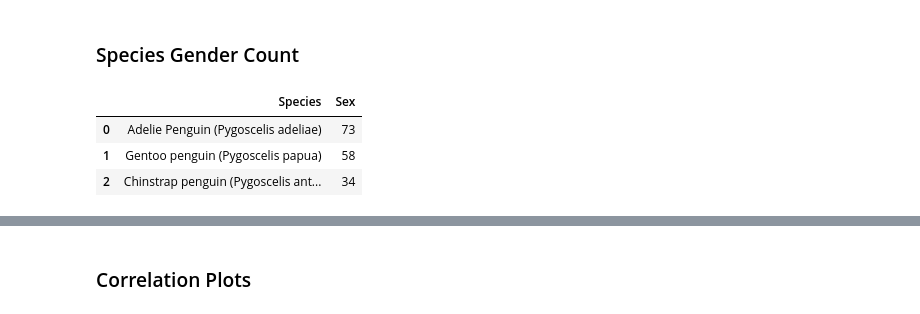
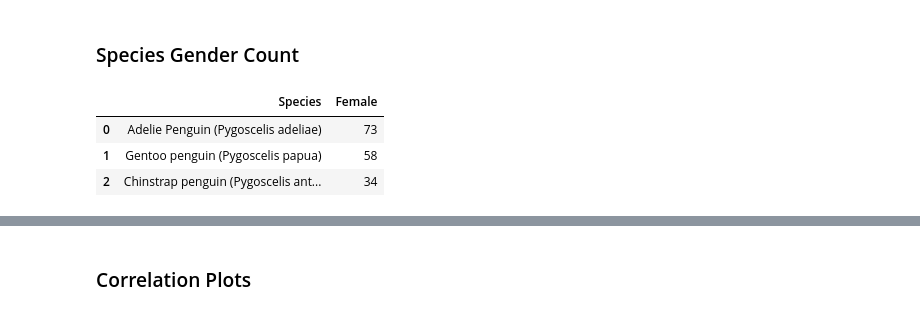
Before and after one commit to esharma3/Palmer-Archipelago-Penguins-Data-Exploration-, a Jupyter notebook: Notebook/data_exploration_penguins_iter.ipynb, the cells around one changed output, grey strips where cells are left out. Drawn from its saved outputs; the diff is of its cells as text; code cells hidden in the pictures.

```diff
--- a/Notebook/data_exploration_penguins_iter.ipynb
+++ b/Notebook/data_exploration_penguins_iter.ipynb
@@ -301,16 +313,17 @@ iplot(fig)
 # %%
 female_df = (
     pd.DataFrame(
         penguins_df[penguins_df["Sex"] == "FEMALE"][["Species", "Sex", "Color"]]
         .groupby("Species")["Sex"]
         .count()
     )
     .sort_values("Sex", ascending=False)
     .reset_index()
+    .rename(columns={"Sex": "Female"})
 )
 female_df
 # %% [output]
-|  | Species | Sex |
+|  | Species | Female |
 | 0 | Adelie Penguin (Pygoscelis adeliae) | 73 |
 | 1 | Gentoo penguin (Pygoscelis papua) | 58 |
 | 2 | Chinstrap penguin (Pygoscelis ant... | 34 |
```
Also changed, not shown: parts of 12 cells of this notebook.
